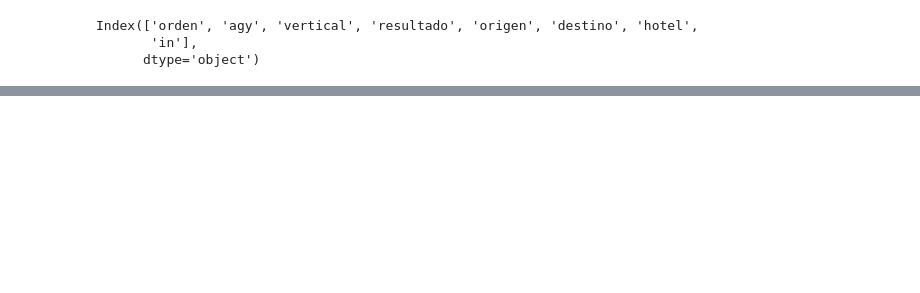
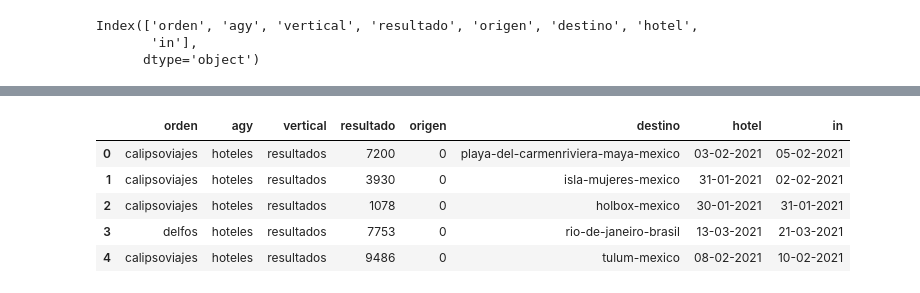
Before and after one commit to MarcoCenturion/Bash_data_analytics, a Jupyter notebook: sed cut tr python.ipynb, the cells around one changed output, grey strips where cells are left out. Drawn from its saved outputs; the diff is of its cells as text; code cells hidden in the pictures; blank space fills up the shorter version.

```diff
--- a/sed cut tr python.ipynb
+++ b/sed cut tr python.ipynb
@@ -87,0 +403,10 @@ TypeError: 'SeriesGroupBy' object is not callable
+# %%
+hoteles=data[data['agy'] == 'hoteles']
+hoteles.head()
+# %% [output]
+|  | orden | agy | vertical | resultado | origen | destino | hotel | in |
+| 0 | calipsoviajes | hoteles | resultados | 7200 | 0 | playa-del-carmenriviera-maya-mexico | 03-02-2021 | 05-02-2021 |
+| 1 | calipsoviajes | hoteles | resultados | 3930 | 0 | isla-mujeres-mexico | 31-01-2021 | 02-02-2021 |
+| 2 | calipsoviajes | hoteles | resultados | 1078 | 0 | holbox-mexico | 30-01-2021 | 31-01-2021 |
+| 3 | delfos | hoteles | resultados | 7753 | 0 | rio-de-janeiro-brasil | 13-03-2021 | 21-03-2021 |
+| 4 | calipsoviajes | hoteles | resultados | 9486 | 0 | tulum-mexico | 08-02-2021 | 10-02-2021 |
```
Also changed, not shown: parts of 51 cells of this notebook, 5 other files.
